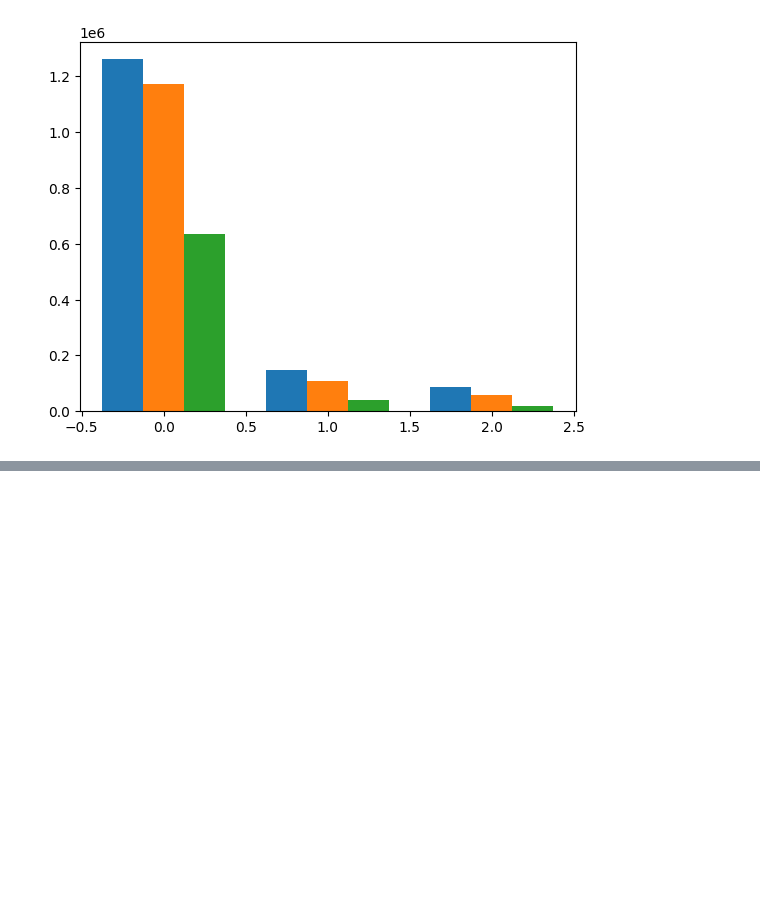
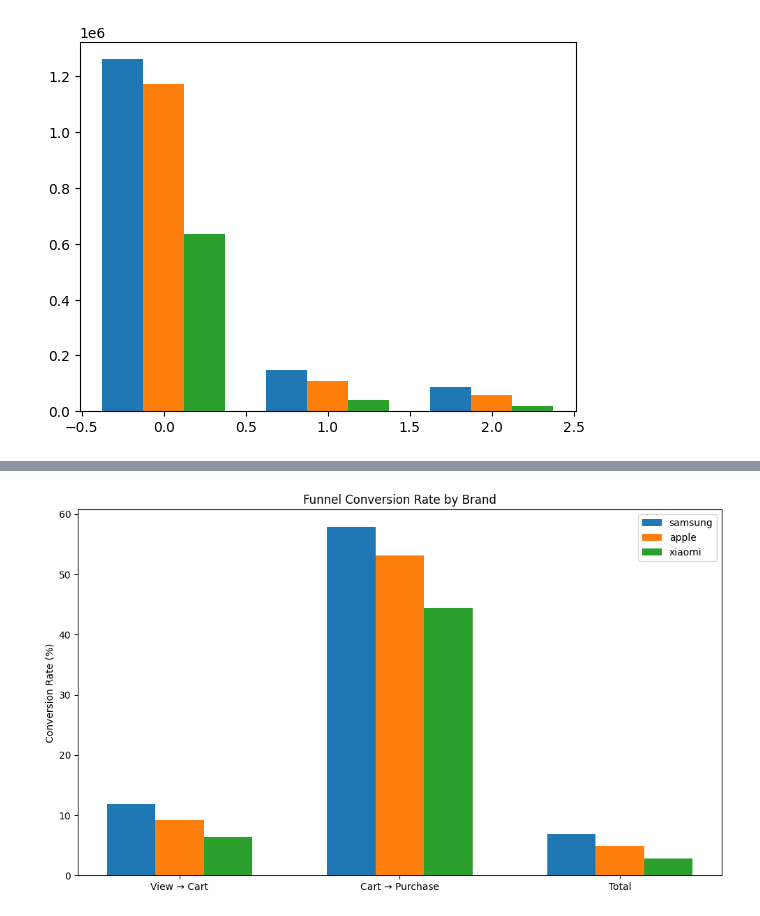
Before and after one commit to sol030/final_project, a Jupyter notebook: CSY/10월_퍼널_brand.ipynb, the cells around one changed output, grey strips where cells are left out. Cells and saved outputs as stored; diff of their text form; code cells hidden in the pictures; blank space fills up the shorter version.

```diff
--- a/CSY/10월_퍼널_brand.ipynb
+++ b/CSY/10월_퍼널_brand.ipynb
@@ -450,0 +459,4 @@ df_user_flow = df.sort_values(['user_id', 'event_time'])
+# %%
+target_brands = ['apple', 'samsung', 'xiaomi']
+
+df_target = df[df['brand'].str.lower().isin(target_brands)].copy()
@@ -450,0 +762,21 @@ df_user_flow = df.sort_values(['user_id', 'event_time'])
+# %%
+rate_cols = ['view_to_cart_rate', 'cart_to_purchase_rate', 'total_conversion_rate']
+rate_labels = ['View → Cart', 'Cart → Purchase', 'Total']
+
+x = np.arange(len(rate_labels))
+width = 0.22
+
+plt.figure(figsize=(10, 6))
+
+for i, row in enumerate(plot_df.itertuples()):
+    values = [row.view_to_cart_rate, row.cart_to_purchase_rate, row.total_conversion_rate]
+    plt.bar(x + (i - 1) * width, values, width, label=row.brand)
+
+plt.xticks(x, rate_labels)
+plt.ylabel('Conversion Rate (%)')
+plt.title('Funnel Conversion Rate by Brand')
+plt.legend()
+plt.tight_layout()
+plt.show()
+# %% [output]
+[figure, added]
```
Also changed, not shown: parts of 42 cells of this notebook.
